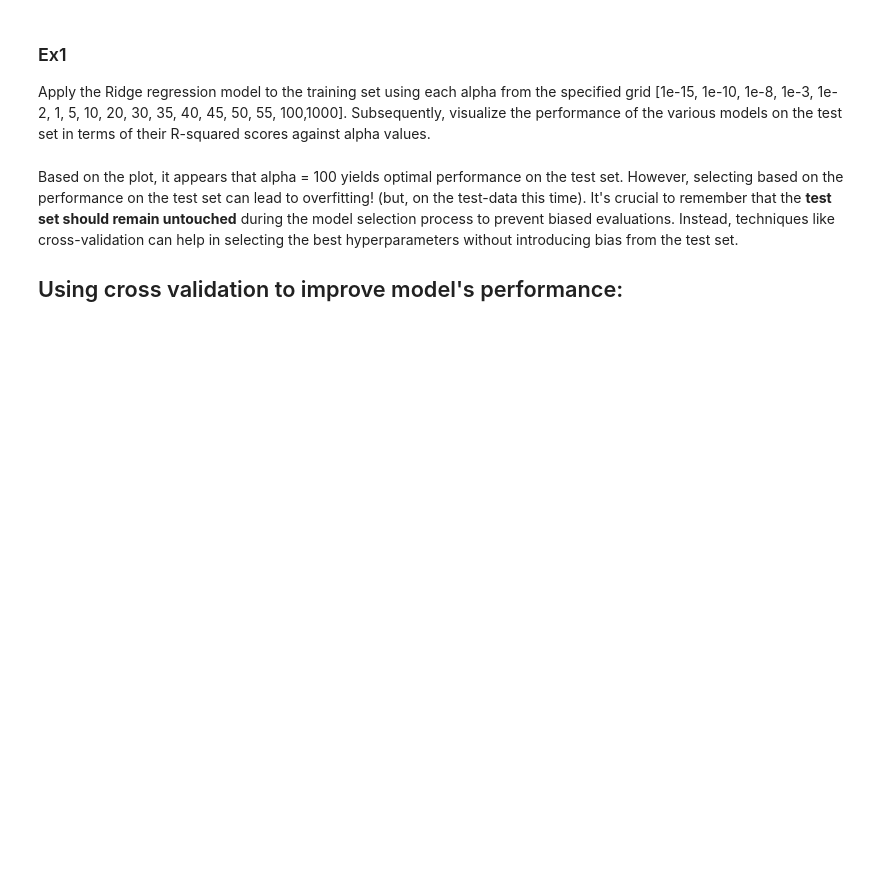
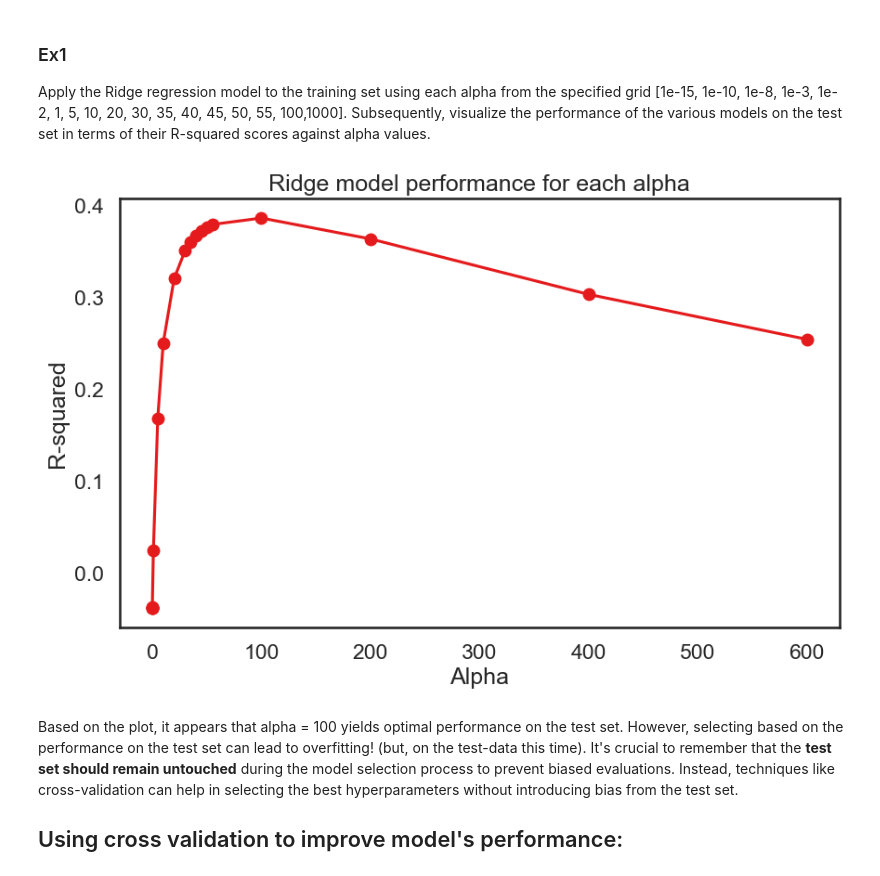
Before and after one commit to yoavram/PyDataSciBio, a Jupyter notebook: sessions/regression_models_4.ipynb, the cells around one changed output. Saved outputs shown, nothing was run; the diff lists cells and outputs as text; code cells hidden in the pictures; blank space fills up the shorter version.

```diff
--- a/sessions/regression_models_4.ipynb
+++ b/sessions/regression_models_4.ipynb
@@ -273,7 +307,28 @@ It is not necessarily optimal. Maybe we can improve the perofrmance by adjusting
 
 Apply the Ridge regression model to the training set using each alpha from the specified grid [1e-15, 1e-10, 1e-8, 1e-3, 1e-2, 1, 5, 10, 20, 30, 35, 40, 45, 50, 55, 100,1000]. Subsequently, visualize the performance of the various models on the test set in terms of their R-squared scores against alpha values.
 # %%
-#Your code here
+# Define the thresholds
+thresholds = [1e-15, 1e-10, 1e-8, 1e-3, 1e-2, 1, 5, 10, 20, 30, 35, 40, 45, 50, 55, 100,200,400, 600]
+
+# Initialize lists to store performance metrics
+r2_scores = []
+
+# Loop over each alpha value
+for alpha in thresholds:
+    # Initialize and train Ridge model
+    ridge = Ridge(alpha=alpha)
+    ridge.fit(x_train_st, y_train)
+    r2_scores.append(ridge.score(x_test_st,y_test))
+
+# Plot the performance
+plt.figure(figsize=(10, 6))
+plt.plot(thresholds, r2_scores, marker='o')
+plt.title('Ridge model performance for each alpha')
+plt.xlabel('Alpha')
+plt.ylabel('R-squared')
+plt.show()
+# %% [output]
+[figure, added]
 # %% [markdown]
 Based on the plot, it appears that alpha = 100 yields optimal performance on the test set. However,  selecting based on the performance on the test set can lead to overfitting! (but, on the test-data this time). It's crucial to remember that the **test set should remain untouched** during the model selection process to prevent biased evaluations. Instead, techniques like cross-validation can help in selecting the best hyperparameters without introducing bias from the test set.
 ## Using cross validation to improve model's performance:
```
Also changed, not shown: parts of 20 cells of this notebook.
